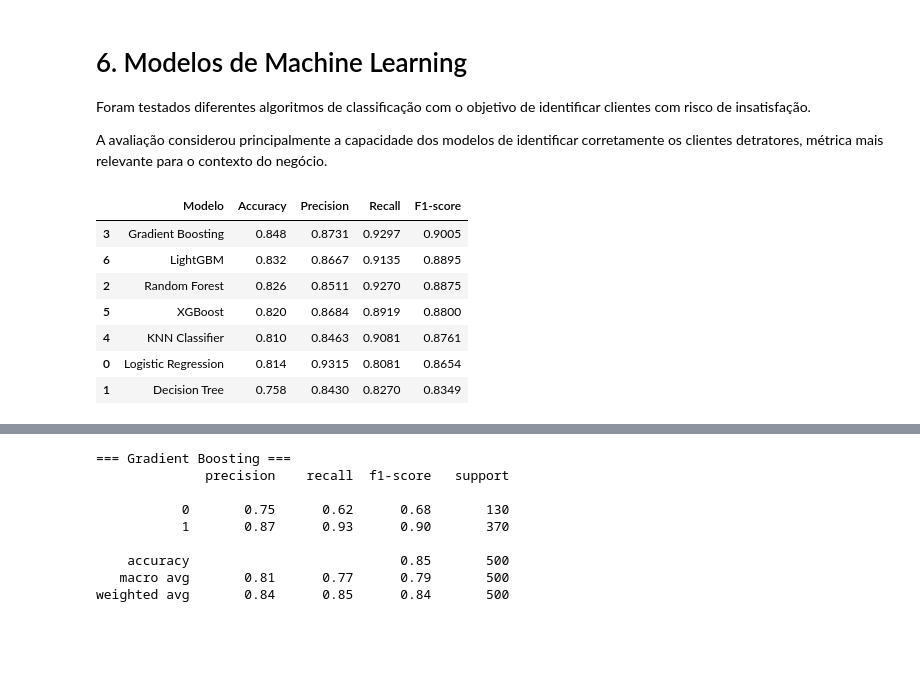
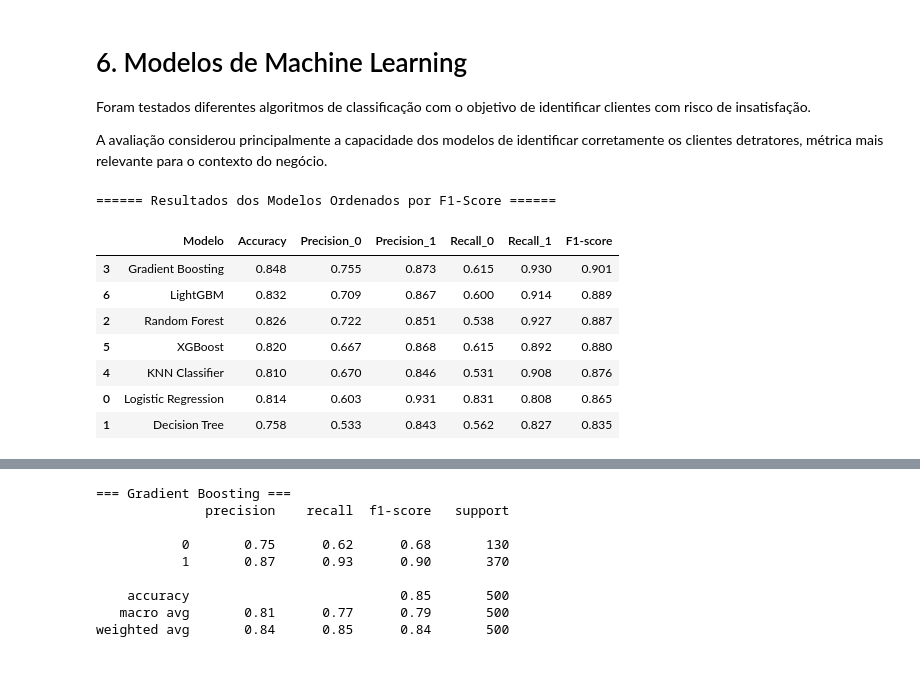
Before and after one commit to RenanTrevelim/fase1-tech-challenge, a Jupyter notebook: notebooks/Modelo Classificação - Tech Challenge.ipynb, the cells around one changed output, grey strips where cells are left out. Cells and saved outputs as stored; diff of their text form; code cells hidden in the pictures.

```diff
--- a/notebooks/Modelo Classificação - Tech Challenge.ipynb
+++ b/notebooks/Modelo Classificação - Tech Challenge.ipynb
@@ -360,26 +398,30 @@ modelos_classificacao = {
 # %%
 resultados = []
 
 for nome, modelo in modelos_classificacao.items():
     modelo.fit(X_treino, y_treino)
     pred = modelo.predict(X_teste)
 
     resultados.append({
         "Modelo": nome,
         "Accuracy": accuracy_score(y_teste, pred),
-        "Precision": precision_score(y_teste, pred),
-        "Recall": recall_score(y_teste, pred),
+        "Precision_0": precision_score(y_teste, pred, pos_label=0),
+        "Precision_1": precision_score(y_teste, pred, pos_label=1),
+        "Recall_0": recall_score(y_teste, pred, pos_label=0),
+        "Recall_1": recall_score(y_teste, pred, pos_label=1),
         "F1-score": f1_score(y_teste, pred)
     })
 
 resultados_df = pd.DataFrame(resultados).sort_values(by="F1-score", ascending=False)
-resultados_df.round(4)
+print("====== Resultados dos Modelos Ordenados por F1-Score ======\n")
+resultados_df.round(3)
 # %% [output]
+====== Resultados dos Modelos Ordenados por F1-Score ======
-|  | Modelo | Accuracy | Precision | Recall | F1-score |
-| 3 | Gradient Boosting | 0.848 | 0.8731 | 0.9297 | 0.9005 |
-| 6 | LightGBM | 0.832 | 0.8667 | 0.9135 | 0.8895 |
-| 2 | Random Forest | 0.826 | 0.8511 | 0.9270 | 0.8875 |
-| 5 | XGBoost | 0.820 | 0.8684 | 0.8919 | 0.8800 |
-| 4 | KNN Classifier | 0.810 | 0.8463 | 0.9081 | 0.8761 |
-| 0 | Logistic Regression | 0.814 | 0.9315 | 0.8081 | 0.8654 |
-| 1 | Decision Tree | 0.758 | 0.8430 | 0.8270 | 0.8349 |
+|  | Modelo | Accuracy | Precision_0 | Precision_1 | Recall_0 | Recall_1 | F1-score |
+| 3 | Gradient Boosting | 0.848 | 0.755 | 0.873 | 0.615 | 0.930 | 0.901 |
+| 6 | LightGBM | 0.832 | 0.709 | 0.867 | 0.600 | 0.914 | 0.889 |
+| 2 | Random Forest | 0.826 | 0.722 | 0.851 | 0.538 | 0.927 | 0.887 |
+| 5 | XGBoost | 0.820 | 0.667 | 0.868 | 0.615 | 0.892 | 0.880 |
+| 4 | KNN Classifier | 0.810 | 0.670 | 0.846 | 0.531 | 0.908 | 0.876 |
+| 0 | Logistic Regression | 0.814 | 0.603 | 0.931 | 0.831 | 0.808 | 0.865 |
+| 1 | Decision Tree | 0.758 | 0.533 | 0.843 | 0.562 | 0.827 | 0.835 |
```
Also changed, not shown: parts of 45 cells of this notebook, 2 other files.
